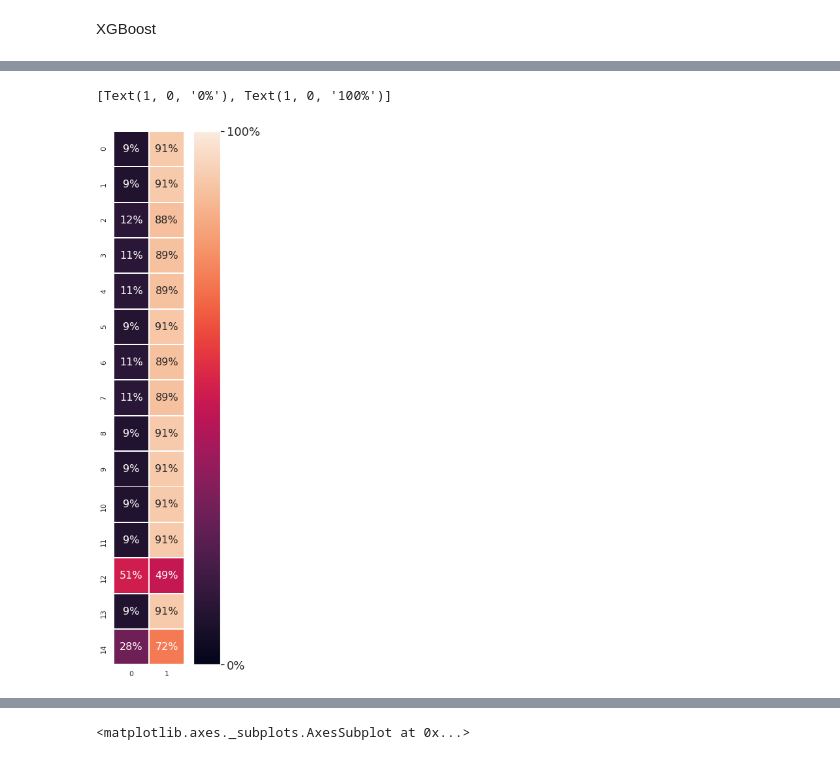
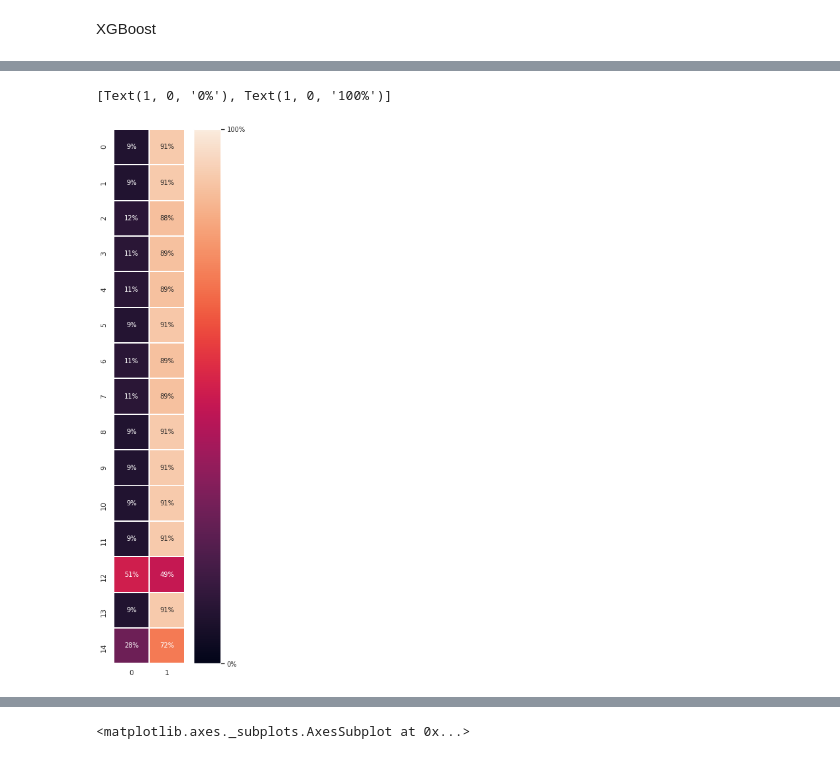
Before and after one commit to sauravrox/covid-19, a Jupyter notebook: COVID_19_XGB.ipynb, the cells around one changed output, grey strips where cells are left out. Drawn from its saved outputs; the diff is of its cells as text; code cells hidden in the pictures.

```diff
--- a/COVID_19_XGB.ipynb
+++ b/COVID_19_XGB.ipynb
@@ -318,23 +318,23 @@ array([[0.0871107 , 0.9128893 ],
 # %%
 import numpy as np;
 import seaborn as sns; sns.set()
 import matplotlib
 
 plt.subplots(figsize=(5,15))
 
-matplotlib.rc('xtick', labelsize=30)
+matplotlib.rc('xtick', labelsize=20)
 
-matplotlib.rc('ytick', labelsize=18)
+matplotlib.rc('ytick', labelsize=10)
 
 uniform_data = xgb_model_proba[0:15]
 #uniform_data = my_ANN_proba
-ax = sns.heatmap(uniform_data,annot=True, fmt='.0%', cbar=False, vmin=0, annot_kws={"size": 16}, vmax=1,square=1, linewidth=1.)
+ax = sns.heatmap(uniform_data,annot=True, fmt='.0%', cbar=False, vmin=0, annot_kws={"size": 10}, vmax=1,square=1, linewidth=1.)
 cbar = ax.figure.colorbar(ax.collections[0])
 cbar.set_ticks([0, 1])
 cbar.ax.set_yticklabels(['0%','100%'])
 # %% [output]
 [Text(1, 0, '0%'), Text(1, 0, '100%')]
-[figure, old version]
+[figure, new version]
 # %%
 
 from sklearn import metrics
```
Also changed, not shown: parts of 2 cells of this notebook.
